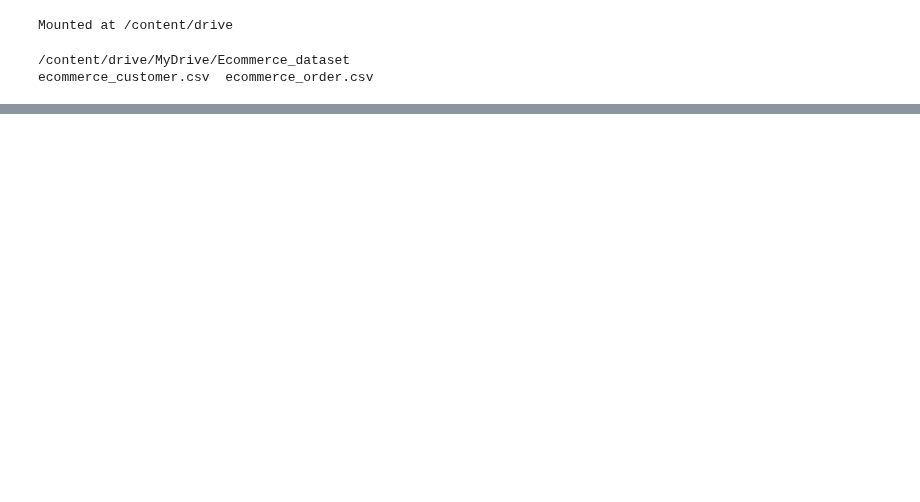
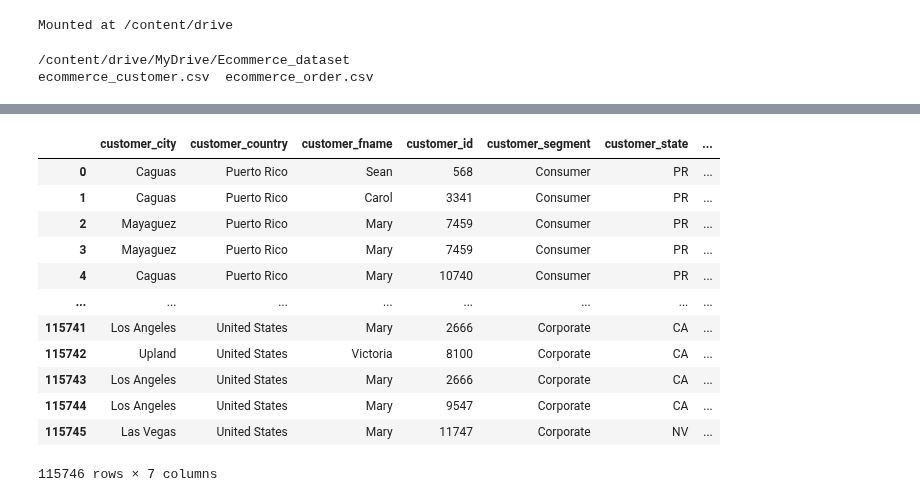
Before and after one commit to Phuong181003/ecommerce, a Jupyter notebook: ecommerce_data.ipynb, the cells around one changed output, grey strips where cells are left out. Cells and saved outputs as stored; diff of their text form; code cells hidden in the pictures; blank space fills up the shorter version.

```diff
--- a/ecommerce_data.ipynb
+++ b/ecommerce_data.ipynb
@@ -20,0 +37,16 @@ df_cus = pd.read_csv("ecommerce_customer.csv")
+# %%
+df_cus
+# %% [output]
+|  | customer_city | customer_country | customer_fname | customer_id | customer_segment | customer_state | ... |
+| 0 | Caguas | Puerto Rico | Sean | 568 | Consumer | PR | ... |
+| 1 | Caguas | Puerto Rico | Carol | 3341 | Consumer | PR | ... |
+| 2 | Mayaguez | Puerto Rico | Mary | 7459 | Consumer | PR | ... |
+| 3 | Mayaguez | Puerto Rico | Mary | 7459 | Consumer | PR | ... |
+| 4 | Caguas | Puerto Rico | Mary | 10740 | Consumer | PR | ... |
+| ... | ... | ... | ... | ... | ... | ... | ... |
+| 115741 | Los Angeles | United States | Mary | 2666 | Corporate | CA | ... |
+| 115742 | Upland | United States | Victoria | 8100 | Corporate | CA | ... |
+| 115743 | Los Angeles | United States | Mary | 2666 | Corporate | CA | ... |
+| 115744 | Los Angeles | United States | Mary | 9547 | Corporate | CA | ... |
+| 115745 | Las Vegas | United States | Mary | 11747 | Corporate | NV | ... |
+115746 rows × 7 columns
```
Also changed, not shown: parts of 1 cell of this notebook.
